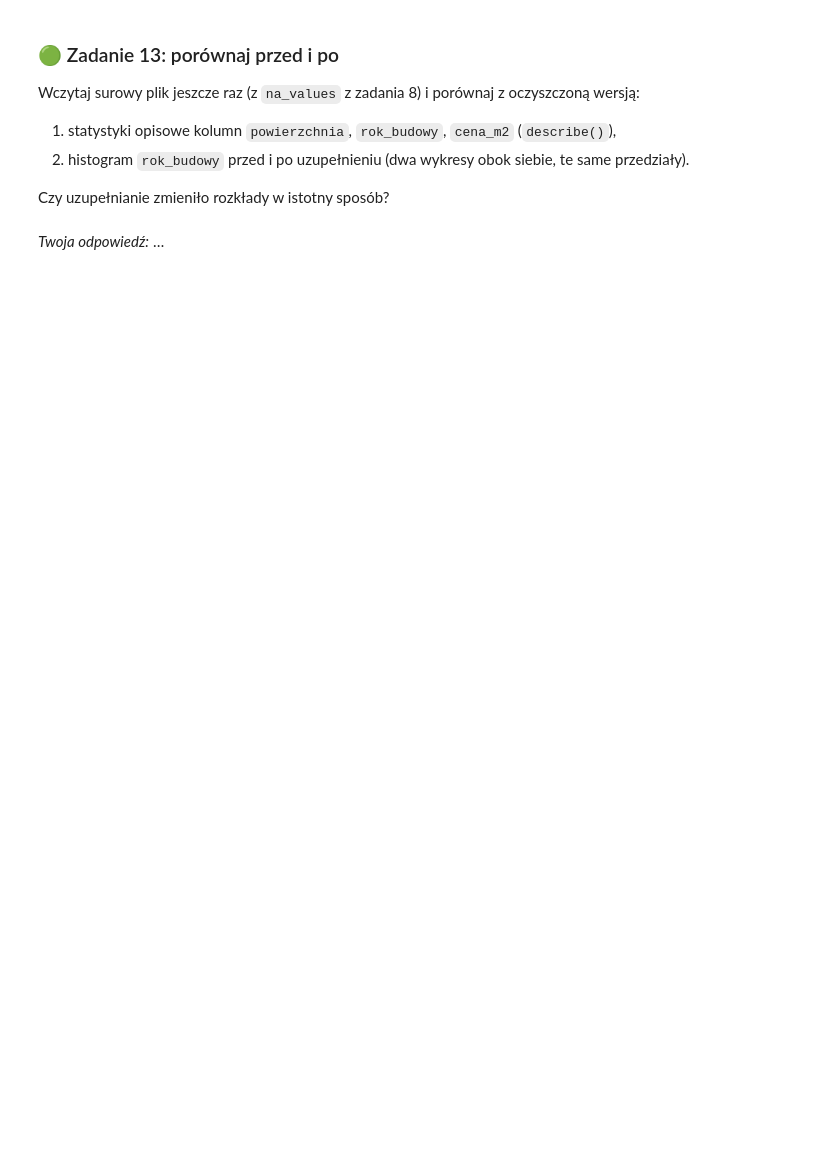
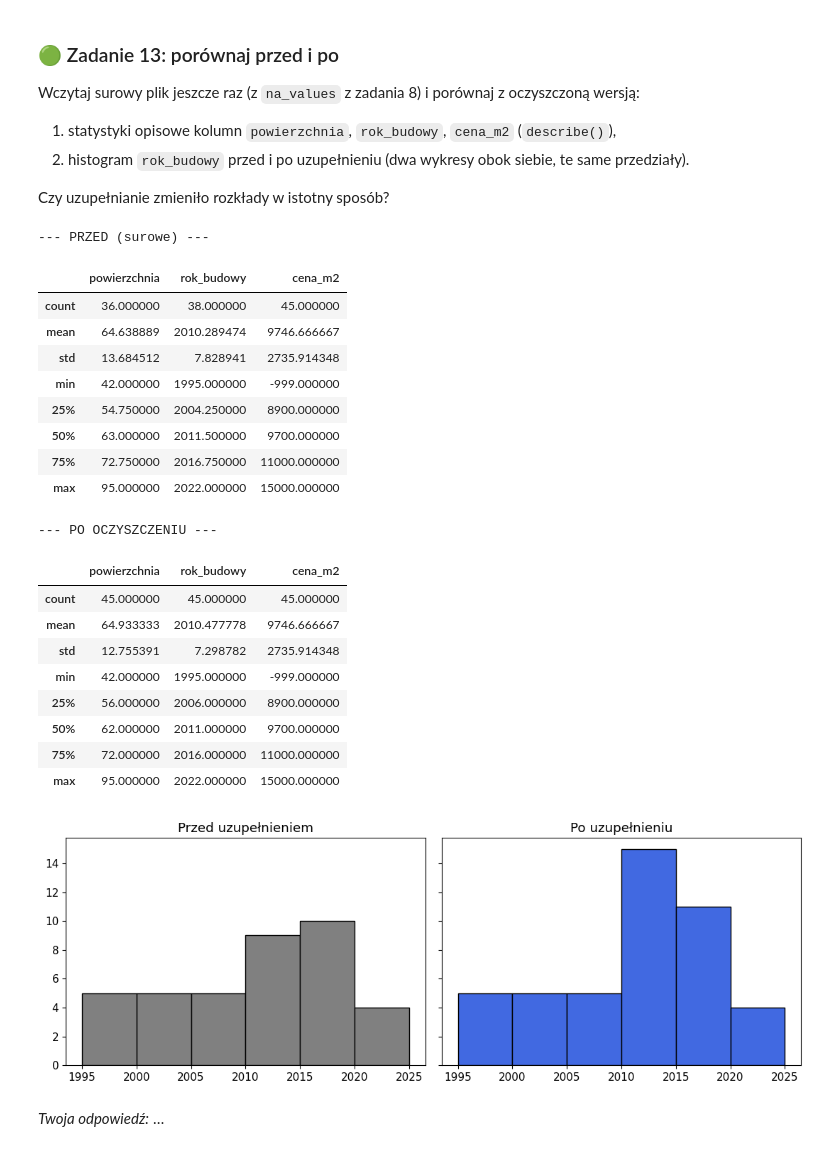
Before and after one commit to bobyysh/EksploracjaDanych, a Jupyter notebook: ED_braki_danych.ipynb, the cells around one changed output. Drawn from its saved outputs; the diff is of its cells as text; code cells hidden in the pictures; blank space fills up the shorter version.

```diff
--- a/ED_braki_danych.ipynb
+++ b/ED_braki_danych.ipynb
@@ -200,3 +329,6 @@ mieszkania = pd.read_csv("nieruchomosci.csv")
 4. Sprawdź typy kolumn i policz braki jeszcze raz.
 # %%
 # TODO 1
+for col in mieszkania.columns:
+    print(f"\nKolumna: {col}")
+    print(mieszkania[col].value_counts(dropna=False).head(10))
@@ -245,3 +487,23 @@ Dla każdej z kolumn `rok_budowy`, `pietro`, `parking`, `balkon`:
 3. Sprawdź, że w zbiorze nie ma już braków.
 # %%
 # TODO
+# 1. Flagi braków
+for col in ["rok_budowy", "pietro", "parking", "balkon"]:
+    if col in mieszkania.columns:
+        mieszkania[f"{col}_brak"] = mieszkania[col].isna().astype(int)
+
+# 2. Imputacja
+
+mediana_rok = mieszkania.groupby("stan")["rok_budowy"].transform("median")
+mieszkania["rok_budowy"] = mieszkania["rok_budowy"].fillna(mediana_rok).fillna(mieszkania["rok_budowy"].median())
+
+if "liczba_pieter" in mieszkania.columns:
+    mieszkania["pietro"] = mieszkania["pietro"].fillna(mieszkania["liczba_pieter"] // 2)
+mieszkania["pietro"] = mieszkania["pietro"].fillna(mieszkania["pietro"].median())
+
+mieszkania["parking"] = mieszkania["parking"].fillna("Nieznane")
+mieszkania["balkon"] = mieszkania["balkon"].fillna("Nieznane")
+
+# 3. Sprawdzenie
+print("Pozostałe braki w kolumnach:")
+print(mieszkania.isna().sum())
@@ -255,6 +537,48 @@ Wczytaj surowy plik jeszcze raz (z `na_values` z zadania 8) i porównaj z oczysz
 Czy uzupełnianie zmieniło rozkłady w istotny sposób?
 # %%
 # TODO
+surowe = pd.read_csv("nieruchomosci.csv", na_values=braki_slownik)
+surowe["powierzchnia"] = pd.to_numeric(surowe["powierzchnia"], errors='coerce')
+
+print("--- PRZED (surowe) ---")
+display(surowe[["powierzchnia", "rok_budowy", "cena_m2"]].describe())
+
+print("--- PO OCZYSZCZENIU ---")
+display(mieszkania[["powierzchnia", "rok_budowy", "cena_m2"]].describe())
+
+fig, axes = plt.subplots(1, 2, figsize=(11, 4), sharey=True)
+bins_rok = np.arange(surowe["rok_budowy"].min(), surowe["rok_budowy"].max() + 5, 5)
+
+axes[0].hist(surowe["rok_budowy"].dropna(), bins=bins_rok, color='grey', edgecolor='black')
+axes[0].set_title('Przed uzupełnieniem')
+
+axes[1].hist(mieszkania["rok_budowy"], bins=bins_rok, color='royalblue', edgecolor='black')
+axes[1].set_title('Po uzupełnieniu')
+
+plt.tight_layout()
+plt.show()
+# %% [output]
+--- PRZED (surowe) ---
+|  | powierzchnia | rok_budowy | cena_m2 |
+| count | 36.000000 | 38.000000 | 45.000000 |
+| mean | 64.638889 | 2010.289474 | 9746.666667 |
+| std | 13.684512 | 7.828941 | 2735.914348 |
+| min | 42.000000 | 1995.000000 | -999.000000 |
+| 25% | 54.750000 | 2004.250000 | 8900.000000 |
+| 50% | 63.000000 | 2011.500000 | 9700.000000 |
+| 75% | 72.750000 | 2016.750000 | 11000.000000 |
+| max | 95.000000 | 2022.000000 | 15000.000000 |
+--- PO OCZYSZCZENIU ---
+|  | powierzchnia | rok_budowy | cena_m2 |
+| count | 45.000000 | 45.000000 | 45.000000 |
+| mean | 64.933333 | 2010.477778 | 9746.666667 |
+| std | 12.755391 | 7.298782 | 2735.914348 |
+| min | 42.000000 | 1995.000000 | -999.000000 |
+| 25% | 56.000000 | 2006.000000 | 8900.000000 |
+| 50% | 62.000000 | 2011.000000 | 9700.000000 |
+| 75% | 72.000000 | 2016.000000 | 11000.000000 |
+| max | 95.000000 | 2022.000000 | 15000.000000 |
+[figure, added]
 # %% [markdown]
 *Twoja odpowiedź:* …
 # %% [markdown]
```
Also changed, not shown: parts of 12 cells of this notebook.
